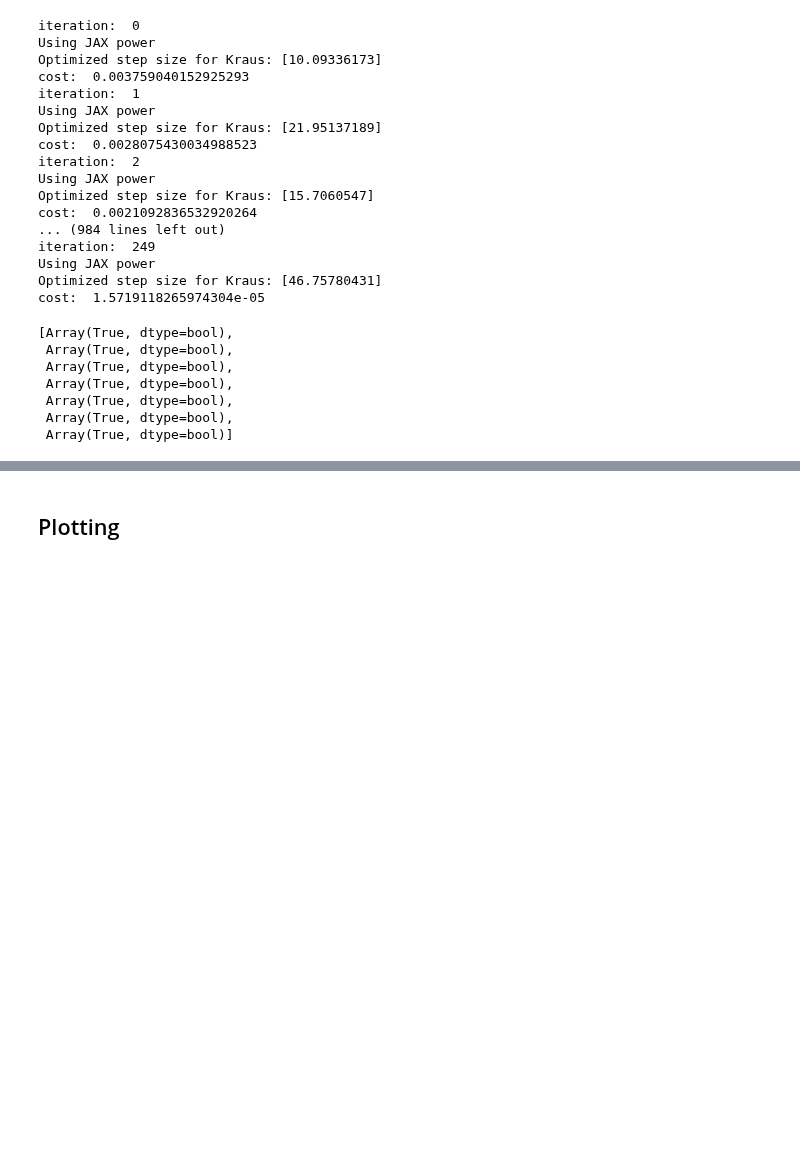
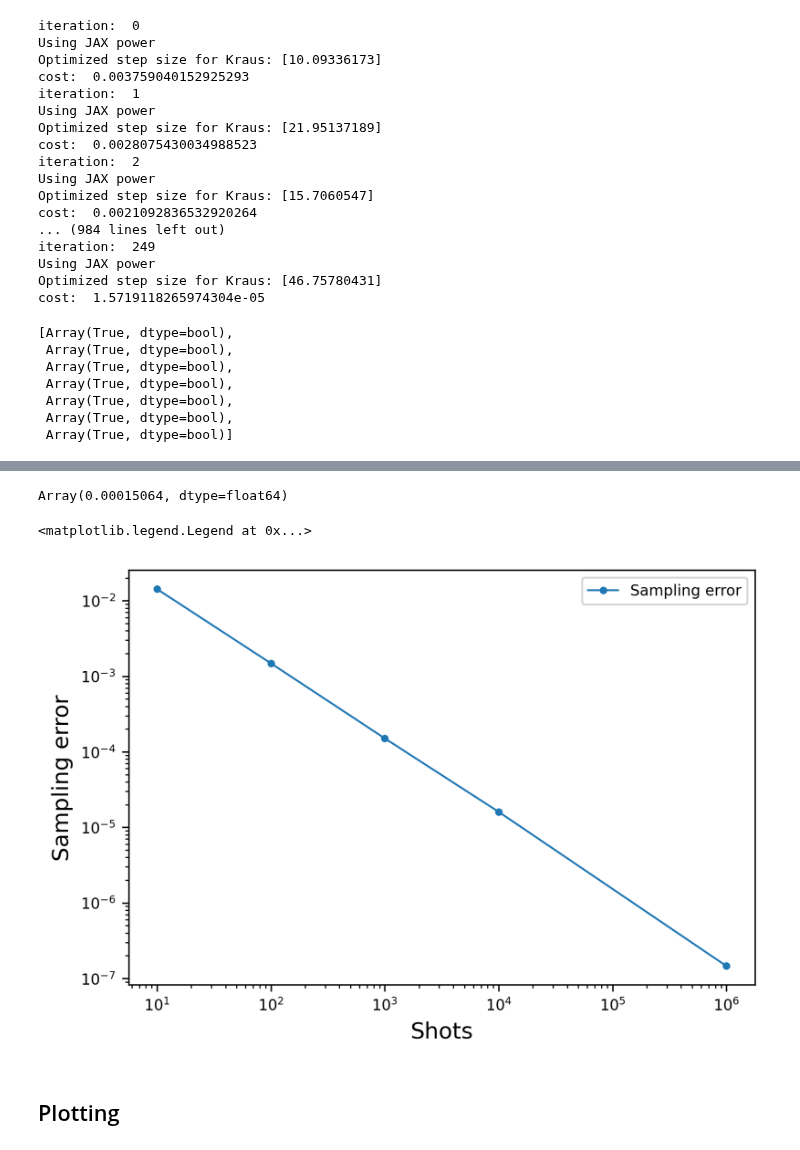
Before and after one commit to EmilianoG-byte/iqm-benchmarks, a Jupyter notebook: playground/gst_optimization_hessian.ipynb, the cells around one changed output, grey strips where cells are left out. Drawn from its saved outputs; the diff is of its cells as text; code cells hidden in the pictures; blank space fills up the shorter version.

```diff
--- a/playground/gst_optimization_hessian.ipynb
+++ b/playground/gst_optimization_hessian.ipynb
@@ -63,8 +60,8 @@ Q2_GST_EMERALD = GSTConfiguration(
     max_gates_per_batch = 35000
 )
 
-with open('emerald_2q_parallel_qubits_44__48.pkl', 'rb') as f:
-    data = pickle.load(f)
+with open('emerald_2q_parallel_qubits_44__48.pkl', 'rb') as function:
+    data = pickle.load(function)
 
 X_true = data["X_true"]
 E_true = data["E_true"]
@@ -371,3 +449,30 @@ cost:  1.5932929475763482e-05
+# %%
+# I can also calculate what is the L(p_sampled, p_exact)
+from mGST.utility_functions_comparisons import calculate_finite_sampling_error
+probability_distance_sampled = calculate_finite_sampling_error(prob_matrix_exact, prob_matrix_2q_sampled)
+probability_distance_sampled
+# %% [output]
+Array(0.00015064, dtype=float64)
+# %%
+sampling_error_vs_shots = []
+shots_values = []
+for shots_exponent in [1, 2, 3, 4, 6]:
+    shots_test = 10**shots_exponent
+    shots_values.append(shots_test)
+    prob_matrix_2q_sampled_test = sampled_measurements(prob_matrix_exact, shots_test)
+    error = calculate_finite_sampling_error(prob_matrix_exact, prob_matrix_2q_sampled_test)
+    sampling_error_vs_shots.append(error)
+
+plt.figure(figsize=(6, 4), dpi=300)
+
+plt.loglog(shots_values, sampling_error_vs_shots, marker="o", linestyle="-", linewidth=1, markersize=3, label="Sampling error")
+
+plt.xlabel("Shots", fontsize=12)
+plt.ylabel("Sampling error", fontsize=12)
+plt.legend()
+# %% [output]
+<matplotlib.legend.Legend at 0x...>
+[figure, added]
 # %% [markdown]
 ## Plotting
 # %%
```
Also changed, not shown: parts of 34 cells of this notebook, 3 other files.
